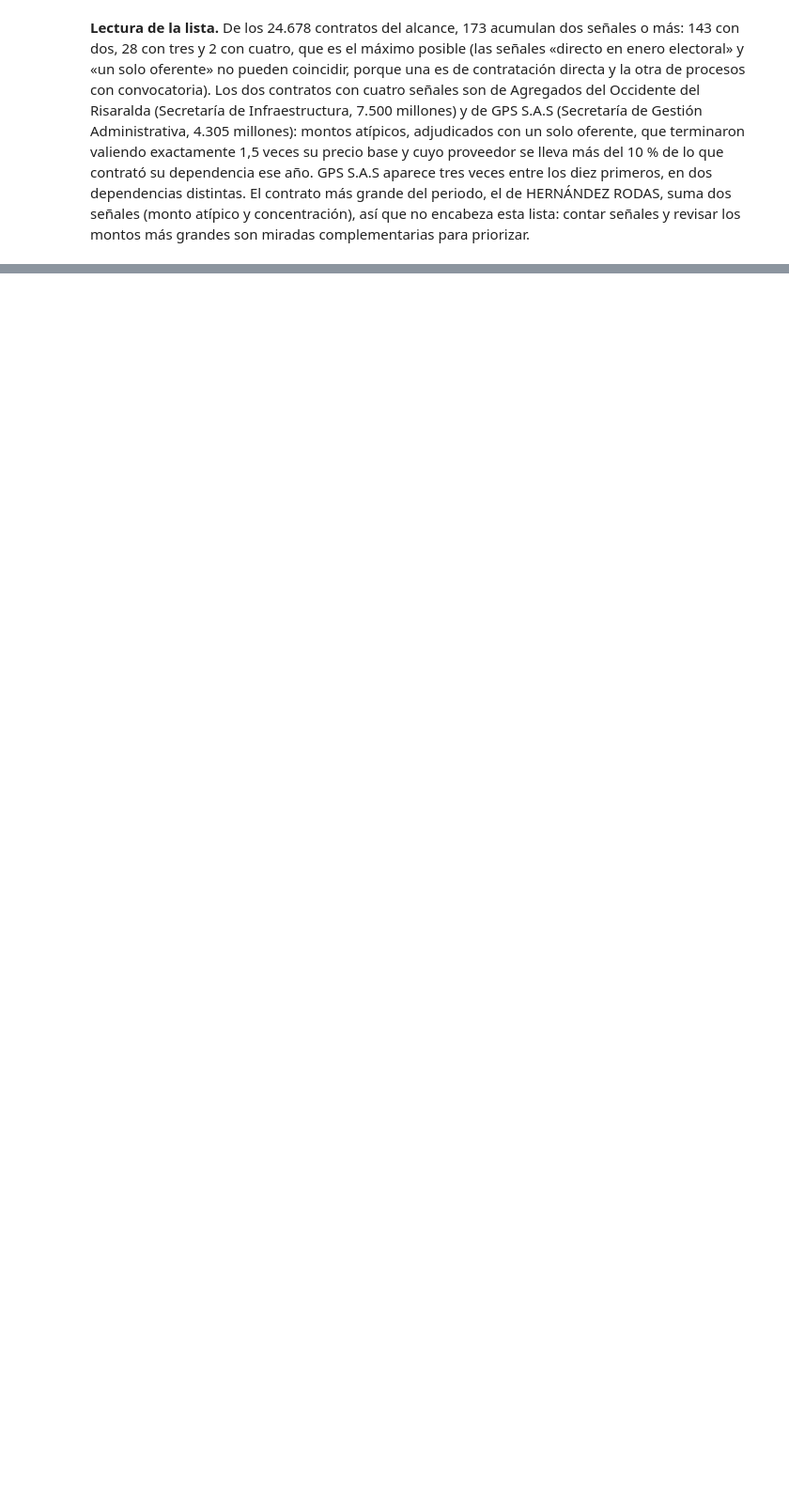
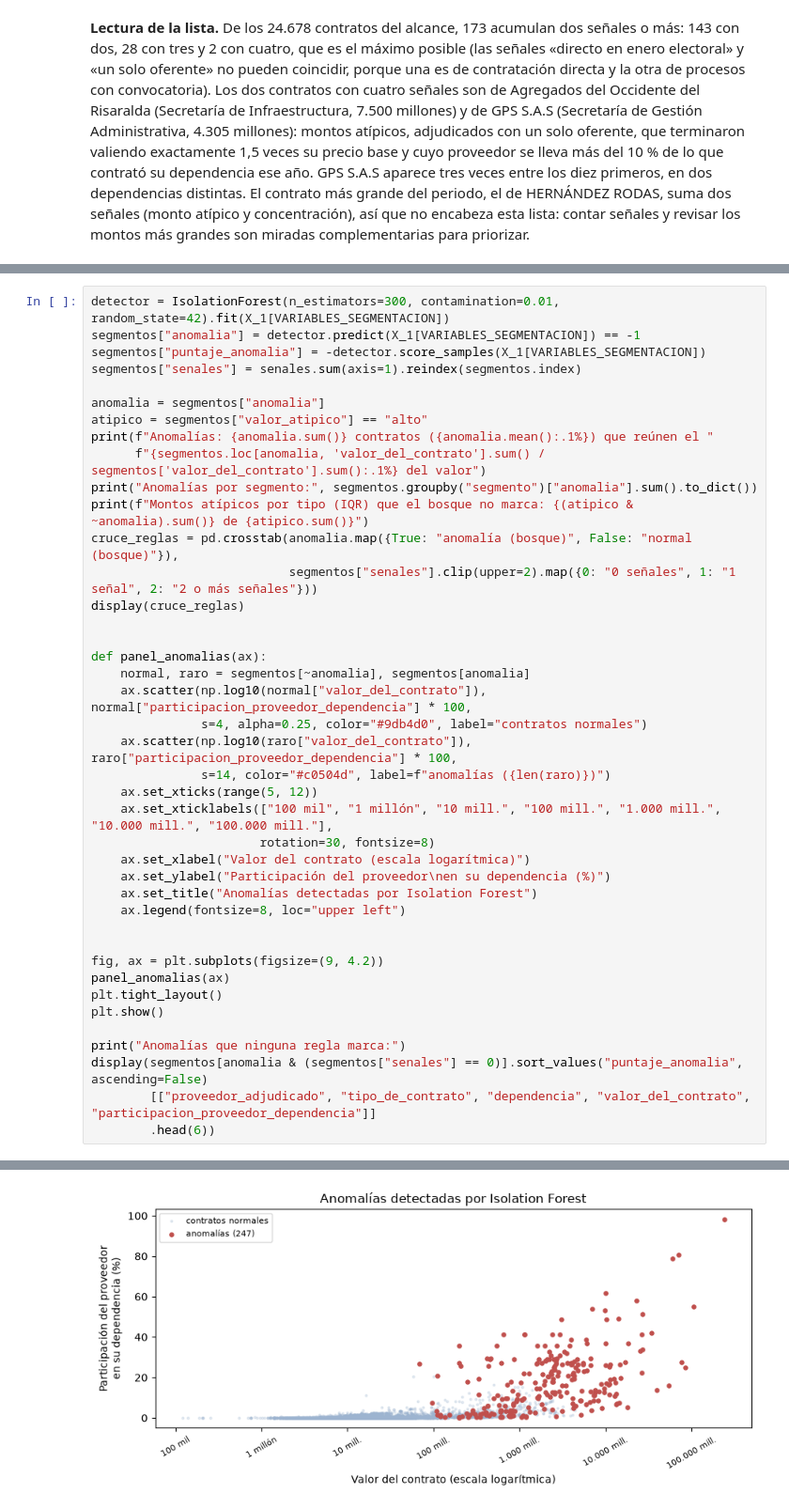
Before and after one commit to jahenao28-jh/contratacion-publica-pereira, a Jupyter notebook: notebooks/01_ingesta.ipynb, the cells around one changed output, grey strips where cells are left out. Shown at 94% size. Drawn from its saved outputs; the diff is of its cells as text; blank space fills up the shorter version.

```diff
--- a/notebooks/01_ingesta.ipynb
+++ b/notebooks/01_ingesta.ipynb
@@ -1443,0 +1841,42 @@ Contratos: 24678 | variables: 40
+# %%
+detector = IsolationForest(n_estimators=300, contamination=0.01, random_state=42).fit(X_1[VARIABLES_SEGMENTACION])
+segmentos["anomalia"] = detector.predict(X_1[VARIABLES_SEGMENTACION]) == -1
+segmentos["puntaje_anomalia"] = -detector.score_samples(X_1[VARIABLES_SEGMENTACION])
+segmentos["senales"] = senales.sum(axis=1).reindex(segmentos.index)
+
+anomalia = segmentos["anomalia"]
+atipico = segmentos["valor_atipico"] == "alto"
+print(f"Anomalías: {anomalia.sum()} contratos ({anomalia.mean():.1%}) que reúnen el "
+      f"{segmentos.loc[anomalia, 'valor_del_contrato'].sum() / segmentos['valor_del_contrato'].sum():.1%} del valor")
+print("Anomalías por segmento:", segmentos.groupby("segmento")["anomalia"].sum().to_dict())
+print(f"Montos atípicos por tipo (IQR) que el bosque no marca: {(atipico & ~anomalia).sum()} de {atipico.sum()}")
+cruce_reglas = pd.crosstab(anomalia.map({True: "anomalía (bosque)", False: "normal (bosque)"}),
+                           segmentos["senales"].clip(upper=2).map({0: "0 señales", 1: "1 señal", 2: "2 o más señales"}))
+display(cruce_reglas)
+
+
+def panel_anomalias(ax):
+    normal, raro = segmentos[~anomalia], segmentos[anomalia]
+    ax.scatter(np.log10(normal["valor_del_contrato"]), normal["participacion_proveedor_dependencia"] * 100,
+               s=4, alpha=0.25, color="#9db4d0", label="contratos normales")
+    ax.scatter(np.log10(raro["valor_del_contrato"]), raro["participacion_proveedor_dependencia"] * 100,
+               s=14, color="#c0504d", label=f"anomalías ({len(raro)})")
+    ax.set_xticks(range(5, 12))
+    ax.set_xticklabels(["100 mil", "1 millón", "10 mill.", "100 mill.", "1.000 mill.", "10.000 mill.", "100.000 mill."],
+                       rotation=30, fontsize=8)
+    ax.set_xlabel("Valor del contrato (escala logarítmica)")
+    ax.set_ylabel("Participación del proveedor\nen su dependencia (%)")
+    ax.set_title("Anomalías detectadas por Isolation Forest")
+    ax.legend(fontsize=8, loc="upper left")
+
+
+fig, ax = plt.subplots(figsize=(9, 4.2))
+panel_anomalias(ax)
+plt.tight_layout()
+plt.show()
+
+print("Anomalías que ninguna regla marca:")
+display(segmentos[anomalia & (segmentos["senales"] == 0)].sort_values("puntaje_anomalia", ascending=False)
+        [["proveedor_adjudicado", "tipo_de_contrato", "dependencia", "valor_del_contrato", "participacion_proveedor_dependencia"]]
+        .head(6))
+# %% [output]
@@ -1443,0 +1890 @@ Contratos: 24678 | variables: 40
+[figure, added]
```
Also changed, not shown: parts of 30 cells of this notebook, 15 other files.
